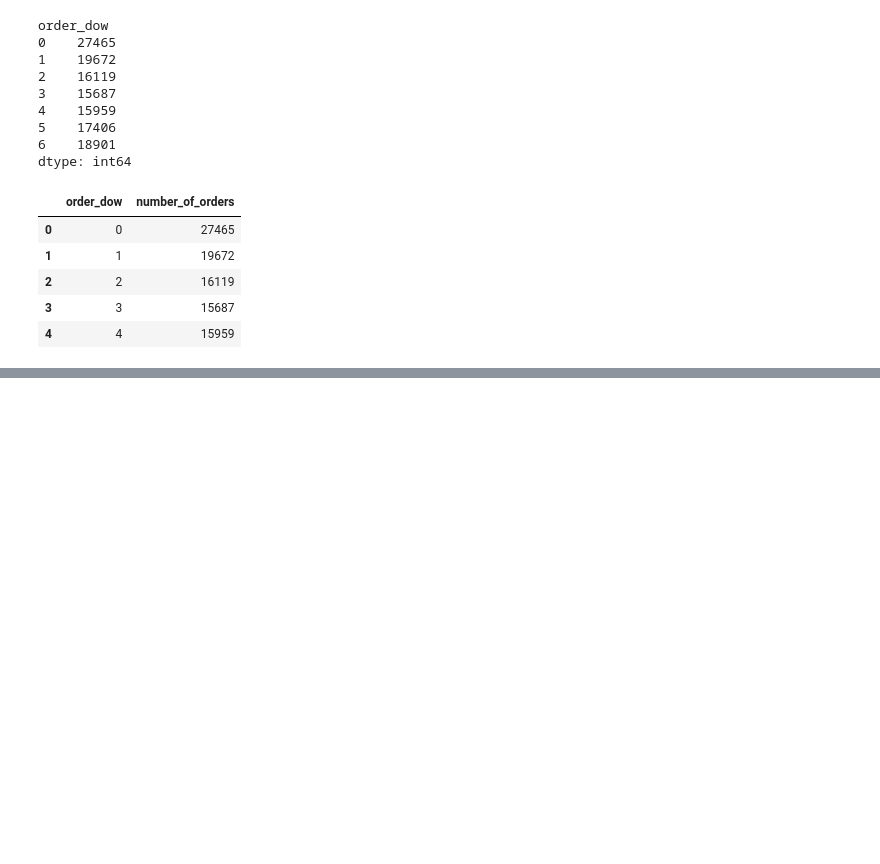
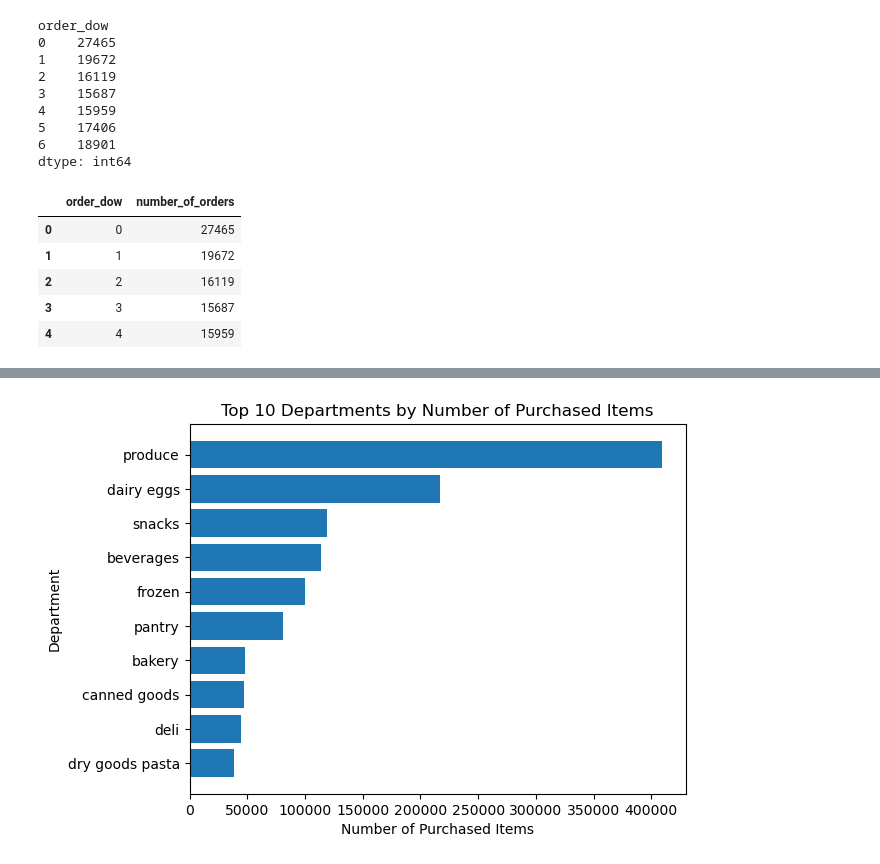
Before and after one commit to karamian-ani/data_analytics_with_python, a Jupyter notebook: notebooks/07_instacart_analysis.ipynb, the cells around one changed output, grey strips where cells are left out. Drawn from its saved outputs; the diff is of its cells as text; code cells hidden in the pictures; blank space fills up the shorter version.

```diff
--- a/notebooks/07_instacart_analysis.ipynb
+++ b/notebooks/07_instacart_analysis.ipynb
@@ -129,0 +181,11 @@ plt.show()
+# %%
+top_departments_sorted = df_instacart["department"].value_counts().head(10).sort_values()
+
+plt.figure()
+plt.barh(top_departments_sorted.index, top_departments_sorted.values)
+plt.title("Top 10 Departments by Number of Purchased Items")
+plt.xlabel("Number of Purchased Items")
+plt.ylabel("Department")
+plt.show()
+# %% [output]
+[figure, added]
```
Also changed, not shown: parts of 47 cells of this notebook.
